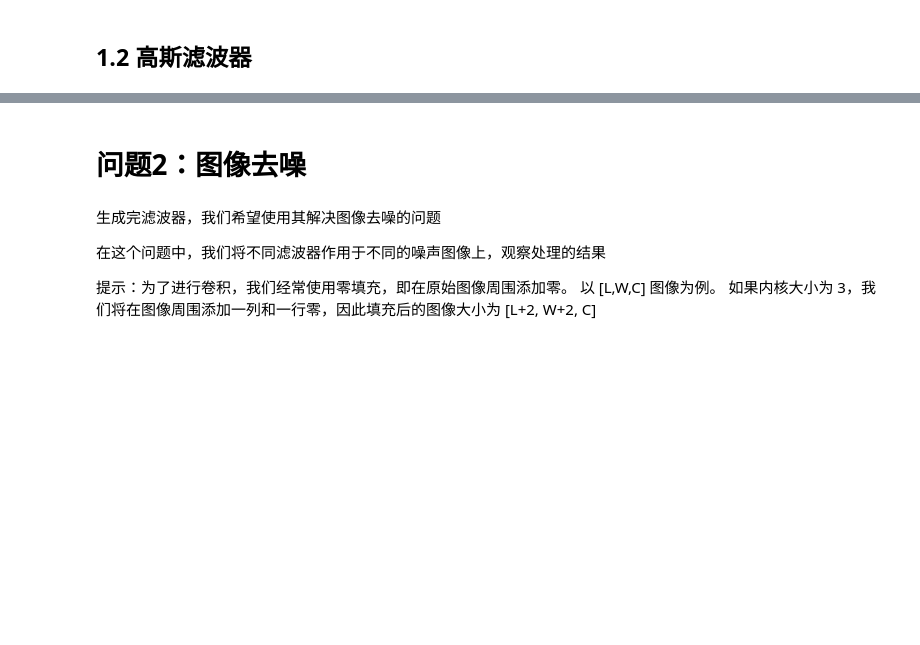
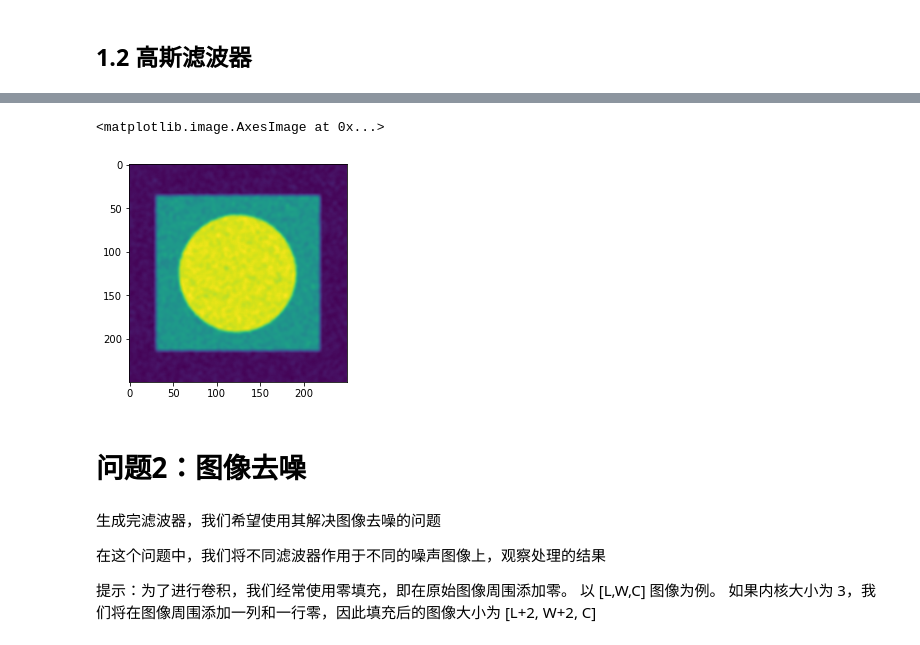
Before and after one commit to GiddaZhang/STD2022, a Jupyter notebook: Task1&2/part1/part1.ipynb, the cells around one changed output, grey strips where cells are left out. Drawn from its saved outputs; the diff is of its cells as text; code cells hidden in the pictures; blank space fills up the shorter version.

```diff
--- a/Task1&2/part1/part1.ipynb
+++ b/Task1&2/part1/part1.ipynb
@@ -59,19 +59,40 @@ def box_kernel(size):
 # %%
 def gaussian_kernel(size, sigma):
     K = np.zeros((size, size))
     pad = size//2
 
     for x in range(-pad, -pad+size):
         for y in range(-pad, -pad+size):
             ####################
             # your code
-            K[x, y] = 1 / (2 * np.pi * sigma**2) * np.exp(-(x**2 + y**2) / (2 * sigma**2))
+            x_ = abs(pad - (x % size))
+            y_ = abs(pad - (y % size))
+            K[x, y] = 1 / (2 * np.pi * sigma**2) * np.exp(-(x_**2 + y_**2) / (2 * sigma**2))
             continue
             ####################
 
     return K
+# plt.imshow(gaussian_kernel(5, 1))
 
-# TODO def gaussian_filter(image, kernel):
+def gaussian_filter(image, kernel):
+    # 不补零
+    kernel_size = kernel.shape
+    img_size = image.shape
+    img_out = np.zeros((img_size[0]-kernel_size[0]+1, img_size[1]-kernel_size[1]+1))
+
+    for i in range(img_size[0]-kernel_size[0]+1):
+        for j in range(img_size[1]-kernel_size[1]+1):
+            image_slice = image[i:i+kernel_size[0], j:j+kernel_size[1]]
+            img_out[i, j] = np.sum(np.multiply(image_slice, kernel))
+
+    return img_out
+
+# im = imageio.imread('noise_img1.png')
+# ker = gaussian_kernel(7, 2)
+# plt.imshow(gaussian_filter(im, ker))
+# %% [output]
+<matplotlib.image.AxesImage at 0x...>
+[figure, added]
 # %% [markdown]
 # 问题2：图像去噪
 # %% [markdown]
```
Also changed, not shown: parts of 1 cell of this notebook.
